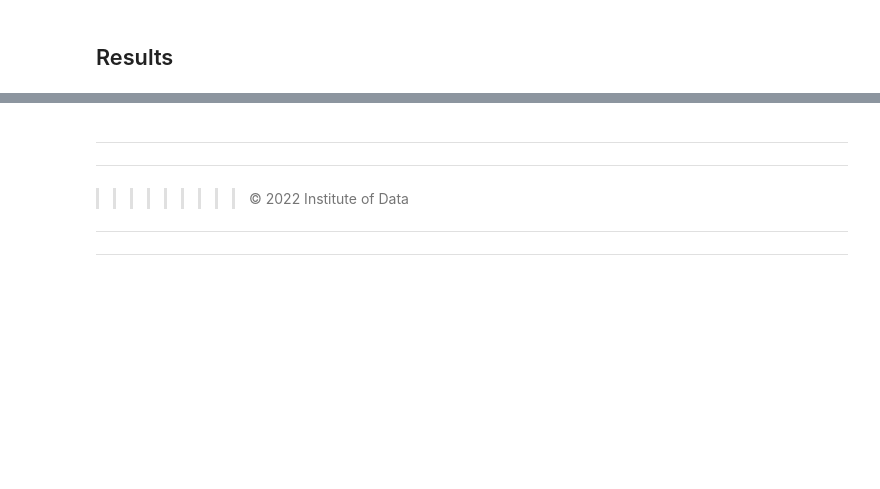
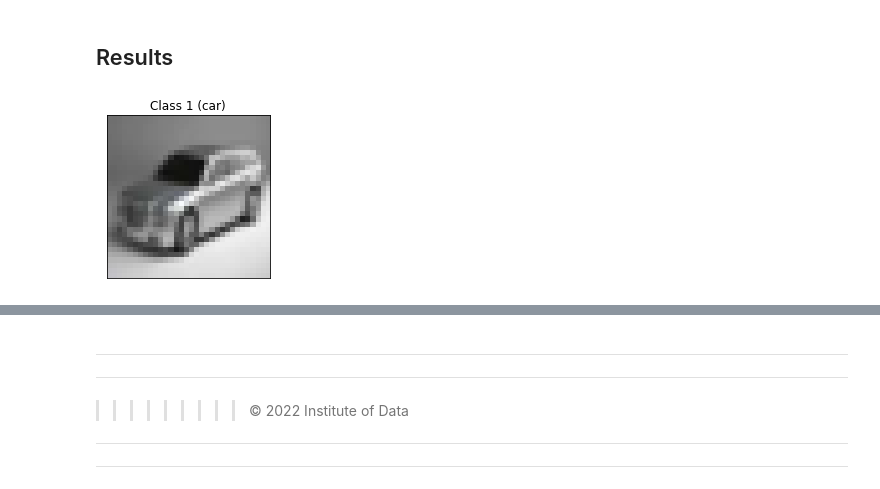
Before and after one commit to Jescolbourne/IOD, a Jupyter notebook: Module9/Lab/IOD_Lab-9_2.ipynb, the cells around one changed output, grey strips where cells are left out. Cells and saved outputs as stored; diff of their text form; code cells hidden in the pictures; blank space fills up the shorter version.

```diff
--- a/Module9/Lab/IOD_Lab-9_2.ipynb
+++ b/Module9/Lab/IOD_Lab-9_2.ipynb
@@ -244,0 +291,3 @@ predictions = model.predict_classes(X_test)
+# %%
+predict_x=model.predict(X_test)
+classes_x=np.argmax(predict_x,axis=1)
@@ -256,0 +403,4 @@ predictions = model.predict_classes(X_test)
+# %%
+check_one(X_test, classes_x, actual = y_test, compare = True)
+# %% [output]
+[figure, added]
```
Also changed, not shown: parts of 18 cells of this notebook, 2 other files.
